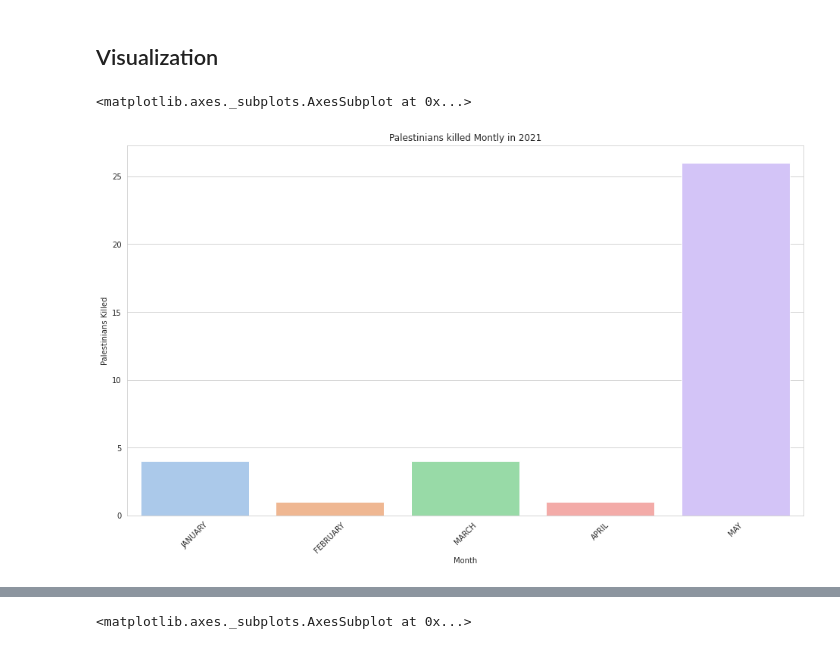
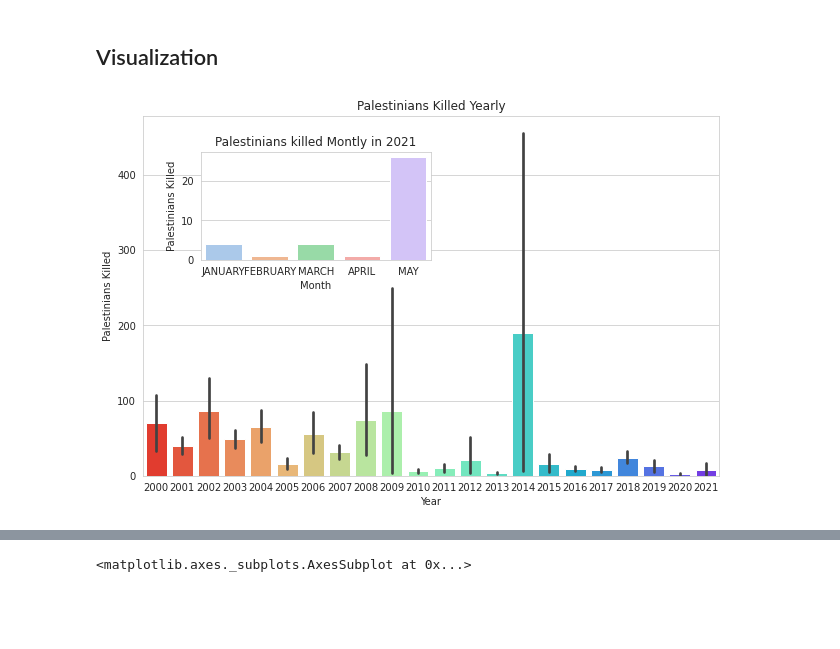
Before and after one commit to JaperTai77/Colab-notebook, a Jupyter notebook: Gaza_conflict.ipynb, the cells around one changed output, grey strips where cells are left out. Saved outputs shown, nothing was run; the diff lists cells and outputs as text; code cells hidden in the pictures; blank space fills up the shorter version.

```diff
--- a/Gaza_conflict.ipynb
+++ b/Gaza_conflict.ipynb
@@ -135,10 +135,13 @@ df2["Palestinians Injuries"] = df2["Palestinians Injuries"].astype(int)
 # %%
 sns.set_style('whitegrid')
 sns.set_palette('pastel')
-plt.figure(figsize=(16,9))
-plt.title('Palestinians killed Montly in 2021')
-plt.xticks(rotation=45)
-sns.barplot(x='Month', y='Palestinians Killed', data=df2[df2['Year']==2021])
+
+fig = plt.figure(figsize=(8,5))
+ax1 = fig.add_axes([0,0,1,1])
+ax2 = fig.add_axes([0.1,0.6,0.4,0.3])
+ax1.set_title('Palestinians Killed Yearly')
+ax2.set_title('Palestinians killed Montly in 2021')
+sns.barplot(x='Year', y='Palestinians Killed', data=df2, palette='rainbow_r',ax = ax1);
+sns.barplot(x='Month', y='Palestinians Killed', data=df2[df2['Year']==2021], ax = ax2);
 # %% [output]
-<matplotlib.axes._subplots.AxesSubplot at 0x...>
-[figure, old version]
+[figure, new version]
```
Also changed, not shown: parts of 21 cells of this notebook.
